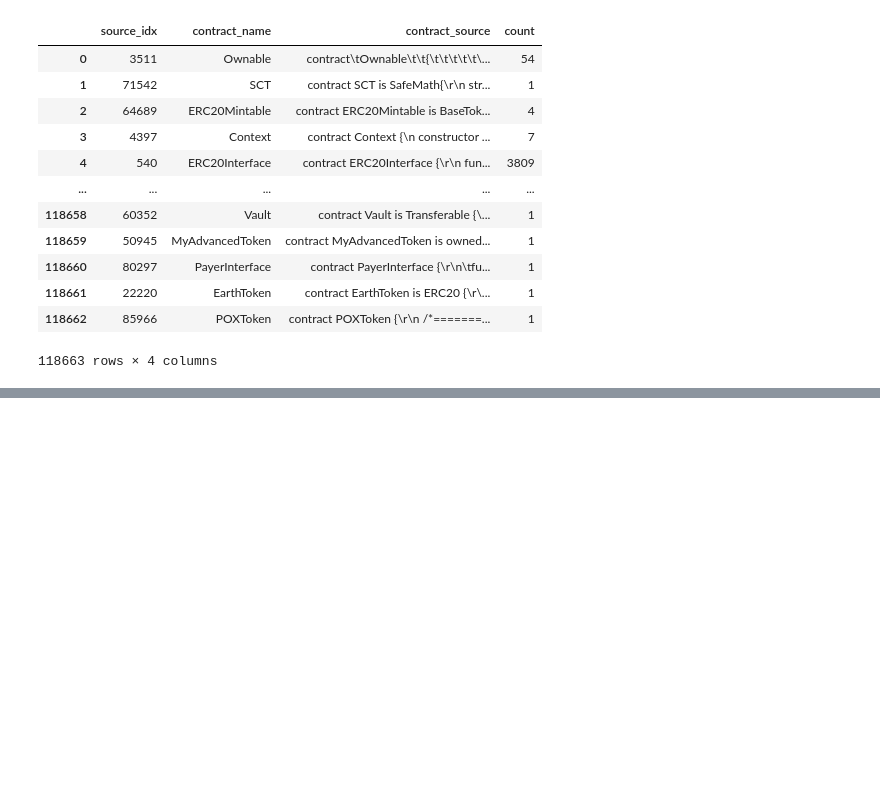
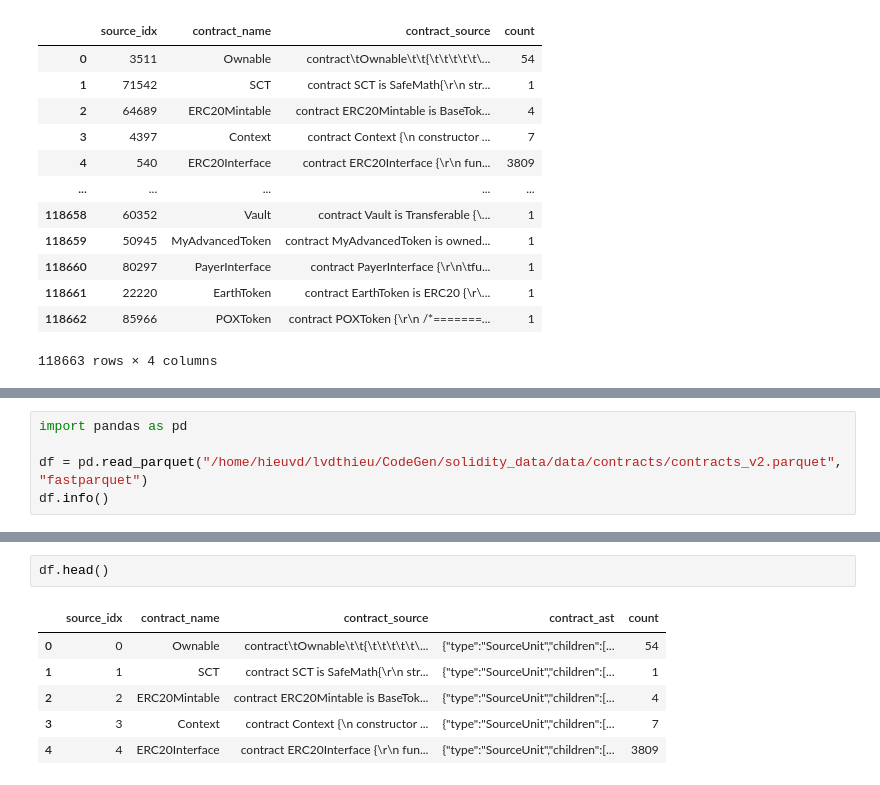
Before and after one commit to echodrift/code-generation, a Jupyter notebook: solidity_data/playground.ipynb, the cells around one changed output, grey strips where cells are left out. Cells and saved outputs as stored; diff of their text form; blank space fills up the shorter version.

```diff
--- a/solidity_data/playground.ipynb
+++ b/solidity_data/playground.ipynb
@@ -534,0 +618,5 @@ contract
+# %%
+import pandas as pd
+
+df = pd.read_parquet("/home/hieuvd/lvdthieu/CodeGen/solidity_data/data/contracts/contracts_v2.parquet", "fastparquet")
+df.info()
@@ -534,0 +636,9 @@ contract
+# %%
+df.head()
+# %% [output]
+|  | source_idx | contract_name | contract_source | contract_ast | count |
+| 0 | 0 | Ownable | contract\tOwnable\t\t{\t\t\t\t\t\... | {"type":"SourceUnit","children":[... | 54 |
+| 1 | 1 | SCT | contract SCT is SafeMath{\r\n str... | {"type":"SourceUnit","children":[... | 1 |
+| 2 | 2 | ERC20Mintable | contract ERC20Mintable is BaseTok... | {"type":"SourceUnit","children":[... | 4 |
+| 3 | 3 | Context | contract Context {\n constructor ... | {"type":"SourceUnit","children":[... | 7 |
+| 4 | 4 | ERC20Interface | contract ERC20Interface {\r\n fun... | {"type":"SourceUnit","children":[... | 3809 |
```
Also changed, not shown: parts of 25 cells of this notebook, 22 other files.
